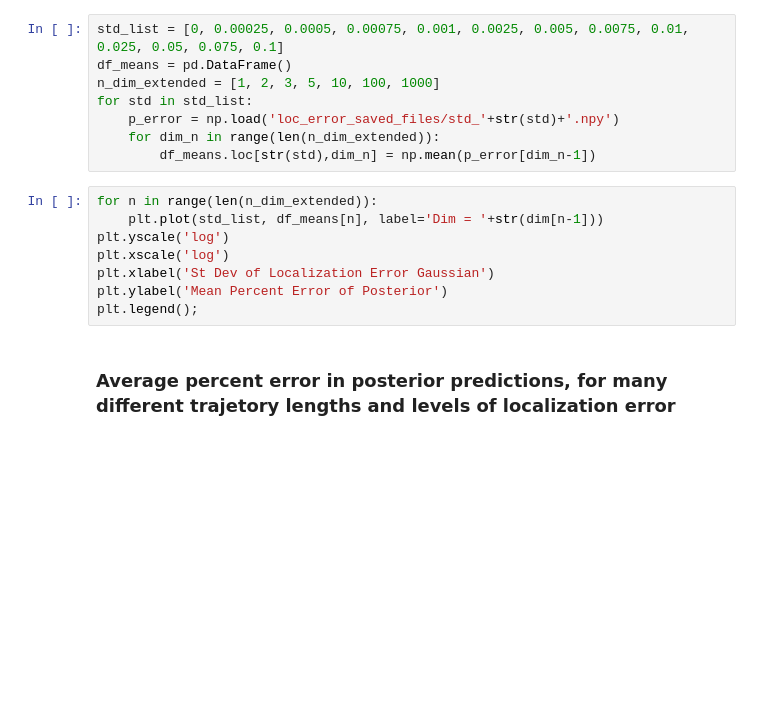
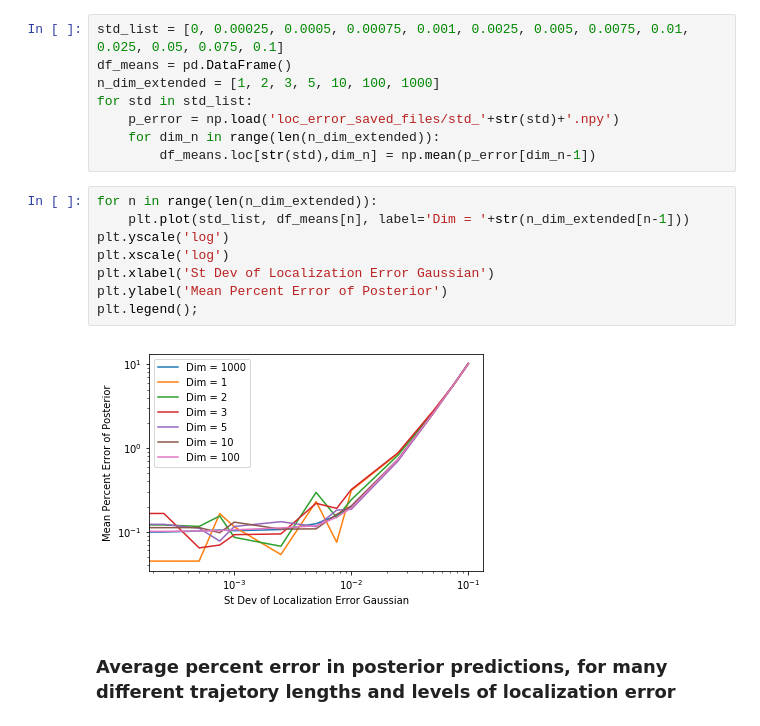
Before and after one commit to AllenCellModeling/diffusive_distinguishability, a Jupyter notebook: diffusive_distinguishability/ndim_diffusion_analysis_tutorial.ipynb, the cells around one changed output. Saved outputs shown, nothing was run; the diff lists cells and outputs as text; blank space fills up the shorter version.

```diff
--- a/diffusive_distinguishability/ndim_diffusion_analysis_tutorial.ipynb
+++ b/diffusive_distinguishability/ndim_diffusion_analysis_tutorial.ipynb
@@ -143,12 +153,14 @@ for std in std_list:
         df_means.loc[str(std),dim_n] = np.mean(p_error[dim_n-1])
 # %%
 for n in range(len(n_dim_extended)):
-    plt.plot(std_list, df_means[n], label='Dim = '+str(dim[n-1]))
+    plt.plot(std_list, df_means[n], label='Dim = '+str(n_dim_extended[n-1]))
 plt.yscale('log')
 plt.xscale('log')
 plt.xlabel('St Dev of Localization Error Gaussian')
 plt.ylabel('Mean Percent Error of Posterior')
 plt.legend();
+# %% [output]
+[figure, added]
 # %% [markdown]
 ### Average percent error in posterior predictions, for many different trajetory lengths and levels of localization error
 # %% [markdown]
```
Also changed, not shown: parts of 9 cells of this notebook.
